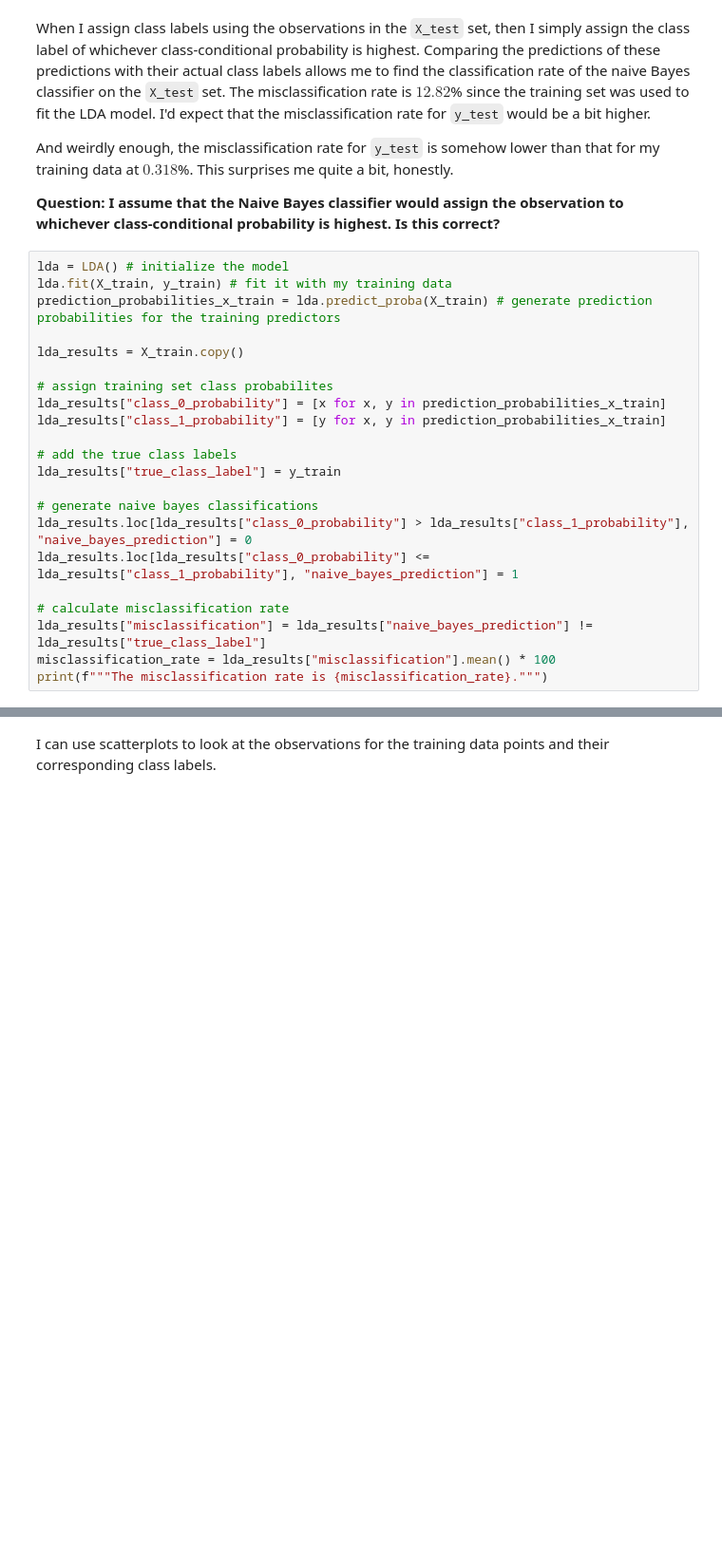
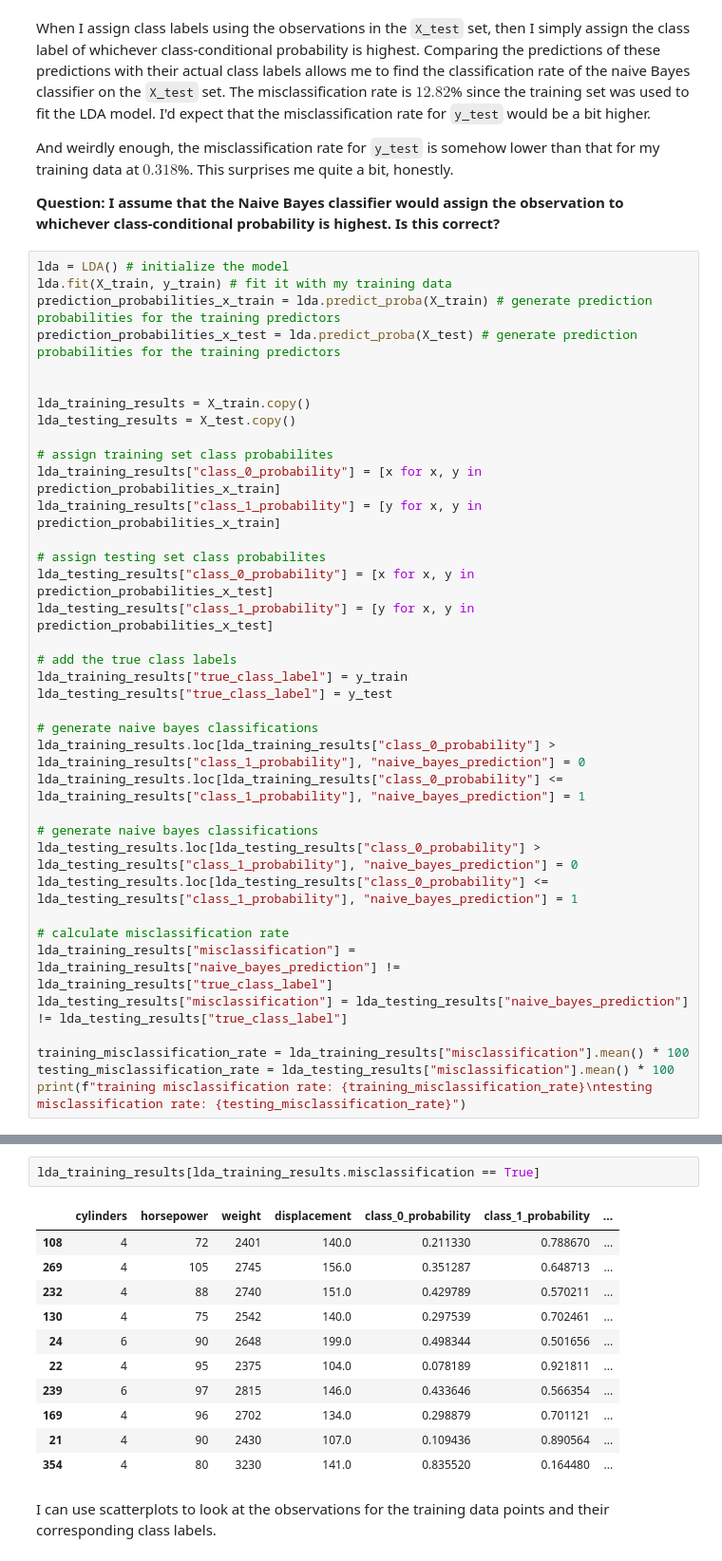
Before and after one commit to kennonstewart/stats_503, a Jupyter notebook: homework_4/homework_4.ipynb, the cells around one changed output, grey strips where cells are left out. Shown at 95% size. Drawn from its saved outputs; the diff is of its cells as text; blank space fills up the shorter version.

```diff
--- a/homework_4/homework_4.ipynb
+++ b/homework_4/homework_4.ipynb
@@ -160,22 +160,37 @@ And weirdly enough, the misclassification rate for `y_test` is somehow lower tha
 lda = LDA() # initialize the model
 lda.fit(X_train, y_train) # fit it with my training data
 prediction_probabilities_x_train = lda.predict_proba(X_train) # generate prediction probabilities for the training predictors
+prediction_probabilities_x_test = lda.predict_proba(X_test) # generate prediction probabilities for the training predictors
 
-lda_results = X_train.copy()
+
+lda_training_results = X_train.copy()
+lda_testing_results = X_test.copy()
 
 # assign training set class probabilites
-lda_results["class_0_probability"] = [x for x, y in prediction_probabilities_x_train]
-lda_results["class_1_probability"] = [y for x, y in prediction_probabilities_x_train]
+lda_training_results["class_0_probability"] = [x for x, y in prediction_probabilities_x_train]
+lda_training_results["class_1_probability"] = [y for x, y in prediction_probabilities_x_train]
+
+# assign testing set class probabilites
+lda_testing_results["class_0_probability"] = [x for x, y in prediction_probabilities_x_test]
+lda_testing_results["class_1_probability"] = [y for x, y in prediction_probabilities_x_test]
 
 # add the true class labels
-lda_results["true_class_label"] = y_train
+lda_training_results["true_class_label"] = y_train
+lda_testing_results["true_class_label"] = y_test
 
 # generate naive bayes classifications
-lda_results.loc[lda_results["class_0_probability"] > lda_results["class_1_probability"], "naive_bayes_prediction"] = 0
-lda_results.loc[lda_results["class_0_probability"] <= lda_results["class_1_probability"], "naive_bayes_prediction"] = 1
+lda_training_results.loc[lda_training_results["class_0_probability"] > lda_training_results["class_1_probability"], "naive_bayes_prediction"] = 0
+lda_training_results.loc[lda_training_results["class_0_probability"] <= lda_training_results["class_1_probability"], "naive_bayes_prediction"] = 1
+
+# generate naive bayes classifications
+lda_testing_results.loc[lda_testing_results["class_0_probability"] > lda_testing_results["class_1_probability"], "naive_bayes_prediction"] = 0
+lda_testing_results.loc[lda_testing_results["class_0_probability"] <= lda_testing_results["class_1_probability"], "naive_bayes_prediction"] = 1
 
 # calculate misclassification rate
-lda_results["misclassification"] = lda_results["naive_bayes_prediction"] != lda_results["true_class_label"]
-misclassification_rate = lda_results["misclassification"].mean() * 100
-print(f"""The misclassification rate is {misclassification_rate}.""")
+lda_training_results["misclassification"] = lda_training_results["naive_bayes_prediction"] != lda_training_results["true_class_label"]
+lda_testing_results["misclassification"] = lda_testing_results["naive_bayes_prediction"] != lda_testing_results["true_class_label"]
+
+training_misclassification_rate = lda_training_results["misclassification"].mean() * 100
+testing_misclassification_rate = lda_testing_results["misclassification"].mean() * 100
+print(f"training misclassification rate: {training_misclassification_rate}\ntesting misclassification rate: {testing_misclassification_rate}")
 # %% [output]
@@ -183,3 +199,17 @@ The misclassification rate is 12.82051282051282.
+# %%
+lda_training_results[lda_training_results.misclassification == True]
+# %% [output]
+|  | cylinders | horsepower | weight | displacement | class_0_probability | class_1_probability | ... |
+| 108 | 4 | 72 | 2401 | 140.0 | 0.211330 | 0.788670 | ... |
+| 269 | 4 | 105 | 2745 | 156.0 | 0.351287 | 0.648713 | ... |
+| 232 | 4 | 88 | 2740 | 151.0 | 0.429789 | 0.570211 | ... |
+| 130 | 4 | 75 | 2542 | 140.0 | 0.297539 | 0.702461 | ... |
+| 24 | 6 | 90 | 2648 | 199.0 | 0.498344 | 0.501656 | ... |
+| 22 | 4 | 95 | 2375 | 104.0 | 0.078189 | 0.921811 | ... |
+| 239 | 6 | 97 | 2815 | 146.0 | 0.433646 | 0.566354 | ... |
+| 169 | 4 | 96 | 2702 | 134.0 | 0.298879 | 0.701121 | ... |
+| 21 | 4 | 90 | 2430 | 107.0 | 0.109436 | 0.890564 | ... |
+| 354 | 4 | 80 | 3230 | 141.0 | 0.835520 | 0.164480 | ... |
 # %% [markdown]
 I can use scatterplots to look at the observations for the training data points and their corresponding class labels.
 # %%
```
Also changed, not shown: parts of 14 cells of this notebook.
